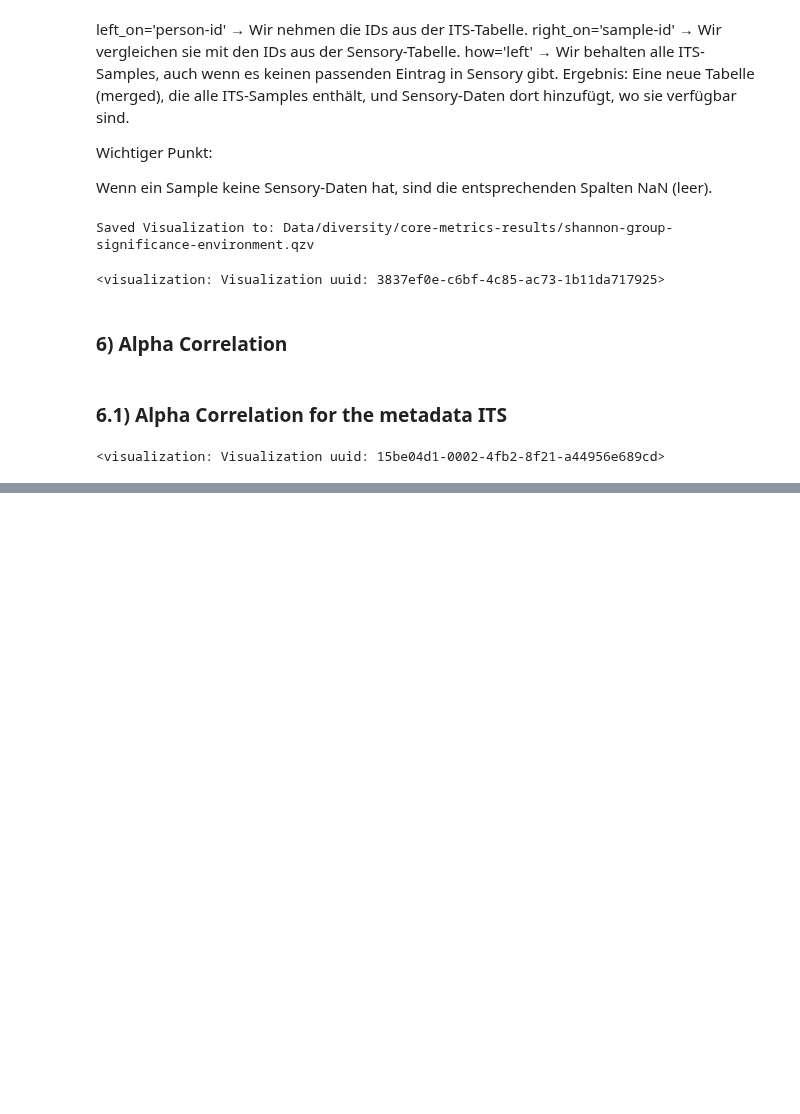
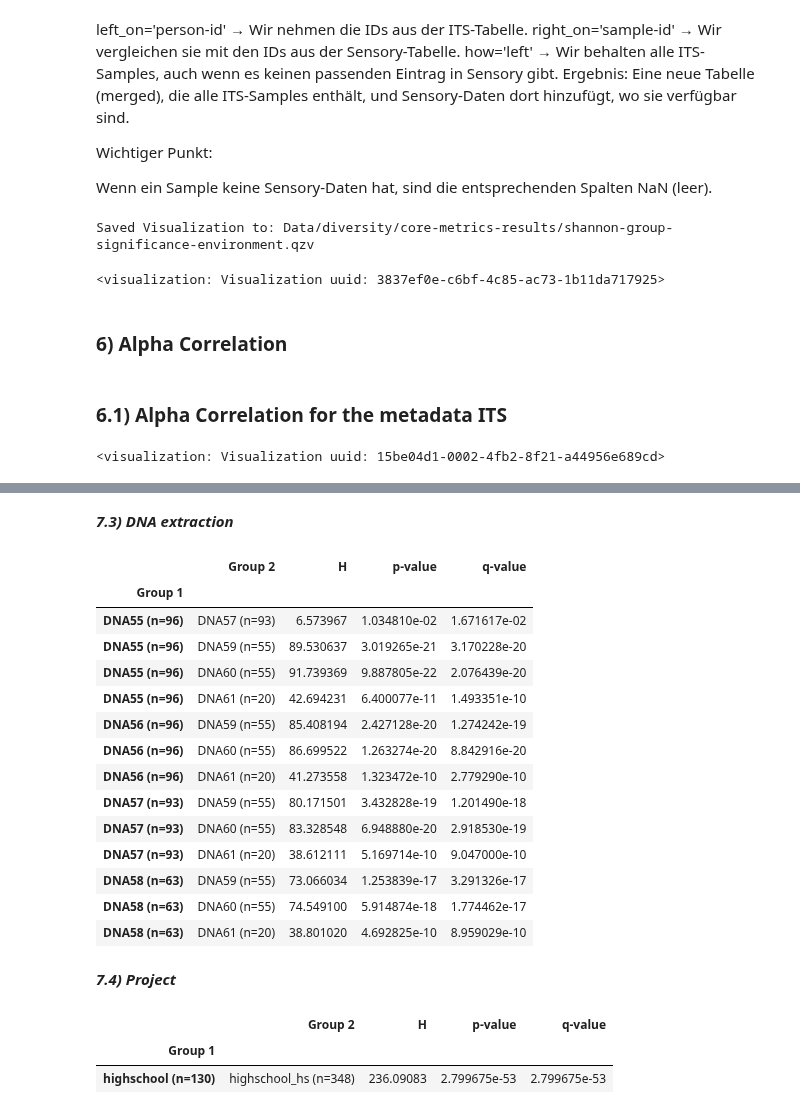
Before and after one commit to ninaaa-a/FermentYOU, a Jupyter notebook: Alpha diversity.ipynb, the cells around one changed output, grey strips where cells are left out. Saved outputs shown, nothing was run; the diff lists cells and outputs as text; code cells hidden in the pictures; blank space fills up the shorter version.

```diff
--- a/Alpha diversity.ipynb
+++ b/Alpha diversity.ipynb
@@ -186,0 +284,32 @@ ValueError: Data/diversity/core-metrics-results/shannon-group-significance-numer
+# %% [markdown]
+***7.3) DNA extraction***
+# %%
+kruskal_DNA = pd.read_csv(f"{data_alpha}/kruskal-wallis-pairwise-DNA_extraction_plate.csv", sep = ",", index_col=0)
+sig = kruskal_DNA[kruskal_DNA['p-value'] <= 0.05]
+sig
+# %% [output]
+|  | Group 2 | H | p-value | q-value |
+| Group 1 |  |  |  |  |
+| DNA55 (n=96) | DNA57 (n=93) | 6.573967 | 1.034810e-02 | 1.671617e-02 |
+| DNA55 (n=96) | DNA59 (n=55) | 89.530637 | 3.019265e-21 | 3.170228e-20 |
+| DNA55 (n=96) | DNA60 (n=55) | 91.739369 | 9.887805e-22 | 2.076439e-20 |
+| DNA55 (n=96) | DNA61 (n=20) | 42.694231 | 6.400077e-11 | 1.493351e-10 |
+| DNA56 (n=96) | DNA59 (n=55) | 85.408194 | 2.427128e-20 | 1.274242e-19 |
+| DNA56 (n=96) | DNA60 (n=55) | 86.699522 | 1.263274e-20 | 8.842916e-20 |
+| DNA56 (n=96) | DNA61 (n=20) | 41.273558 | 1.323472e-10 | 2.779290e-10 |
+| DNA57 (n=93) | DNA59 (n=55) | 80.171501 | 3.432828e-19 | 1.201490e-18 |
+| DNA57 (n=93) | DNA60 (n=55) | 83.328548 | 6.948880e-20 | 2.918530e-19 |
+| DNA57 (n=93) | DNA61 (n=20) | 38.612111 | 5.169714e-10 | 9.047000e-10 |
+| DNA58 (n=63) | DNA59 (n=55) | 73.066034 | 1.253839e-17 | 3.291326e-17 |
+| DNA58 (n=63) | DNA60 (n=55) | 74.549100 | 5.914874e-18 | 1.774462e-17 |
+| DNA58 (n=63) | DNA61 (n=20) | 38.801020 | 4.692825e-10 | 8.959029e-10 |
+# %% [markdown]
+***7.4) Project***
+# %%
+kruskal_project = pd.read_csv(f"{data_alpha}/kruskal-wallis-pairwise-project.csv", sep = ",", index_col=0)
+sig = kruskal_project[kruskal_project['p-value'] <= 0.05]
+sig
+# %% [output]
+|  | Group 2 | H | p-value | q-value |
+| Group 1 |  |  |  |  |
+| highschool (n=130) | highschool_hs (n=348) | 236.09083 | 2.799675e-53 | 2.799675e-53 |
```
Also changed, not shown: parts of 30 cells of this notebook.
